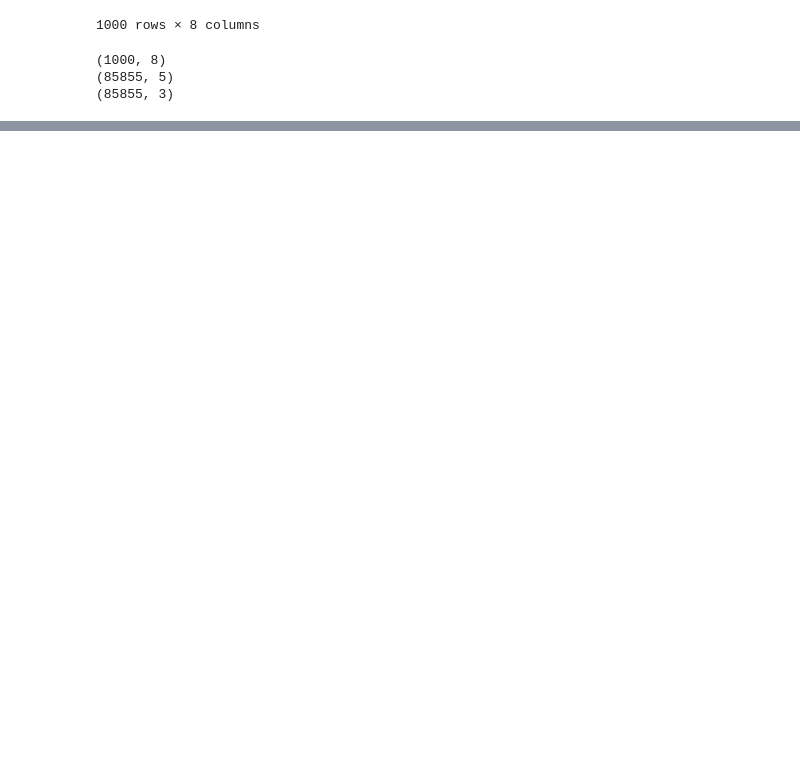
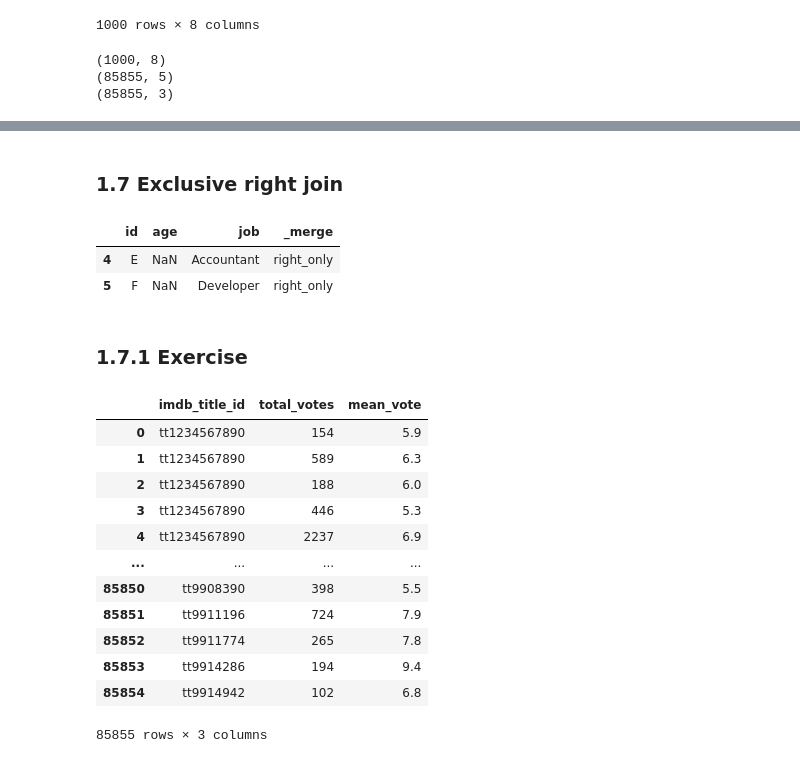
Before and after one commit to 0xazaka/data_science_learning, a Jupyter notebook: 08_merging_and_concatenating_dfs/joins.ipynb, the cells around one changed output, grey strips where cells are left out. Drawn from its saved outputs; the diff is of its cells as text; code cells hidden in the pictures; blank space fills up the shorter version.

```diff
--- a/08_merging_and_concatenating_dfs/joins.ipynb
+++ b/08_merging_and_concatenating_dfs/joins.ipynb
@@ -343,0 +389,12 @@ print(df_ratings.shape)
+# %% [markdown]
+### 1.7 Exclusive right join
+# %%
+# indicator = True
+
+df1.merge(df2, on='id', how='outer', indicator=True).query("_merge=='right_only'")
+# %% [output]
+|  | id | age | job | _merge |
+| 4 | E | NaN | Accountant | right_only |
+| 5 | F | NaN | Developer | right_only |
+# %% [markdown]
+### 1.7.1 Exercise
@@ -343,0 +405,19 @@ print(df_ratings.shape)
+# %%
+# set the first 1000 values of 'imdb_title_id' column as tt1234567890
+
+df_ratings_copy.loc[:999, 'imdb_title_id'] = 'tt1234567890'
+df_ratings_copy
+# %% [output]
+|  | imdb_title_id | total_votes | mean_vote |
+| 0 | tt1234567890 | 154 | 5.9 |
+| 1 | tt1234567890 | 589 | 6.3 |
+| 2 | tt1234567890 | 188 | 6.0 |
+| 3 | tt1234567890 | 446 | 5.3 |
+| 4 | tt1234567890 | 2237 | 6.9 |
+| ... | ... | ... | ... |
+| 85850 | tt9908390 | 398 | 5.5 |
+| 85851 | tt9911196 | 724 | 7.9 |
+| 85852 | tt9911774 | 265 | 7.8 |
+| 85853 | tt9914286 | 194 | 9.4 |
+| 85854 | tt9914942 | 102 | 6.8 |
+85855 rows × 3 columns
```
Also changed, not shown: parts of 11 cells of this notebook.
